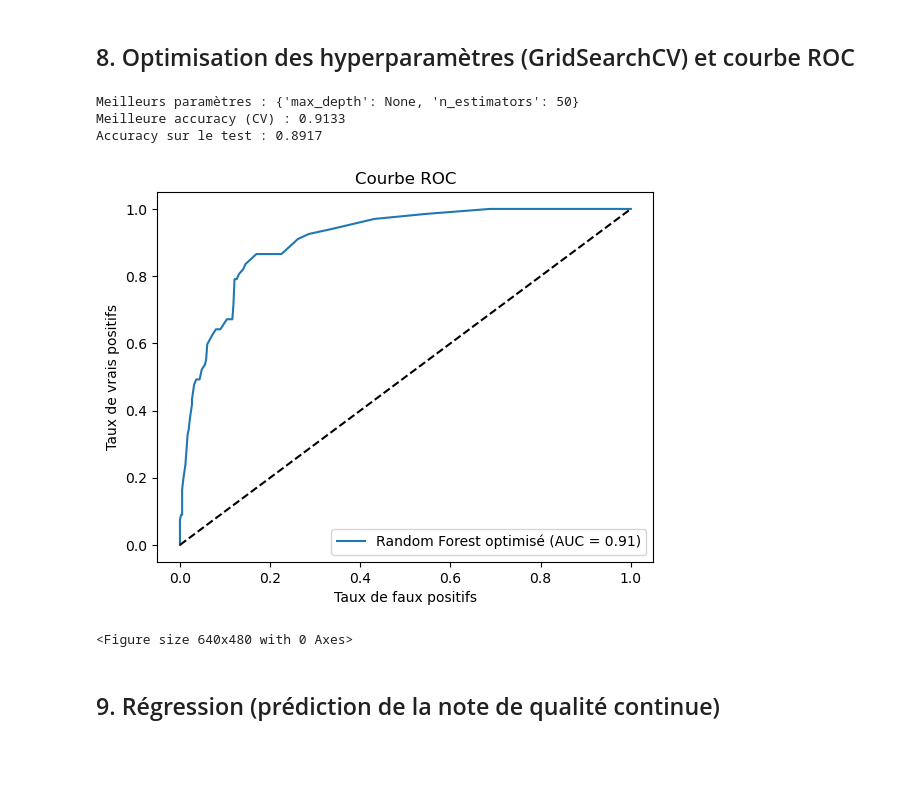
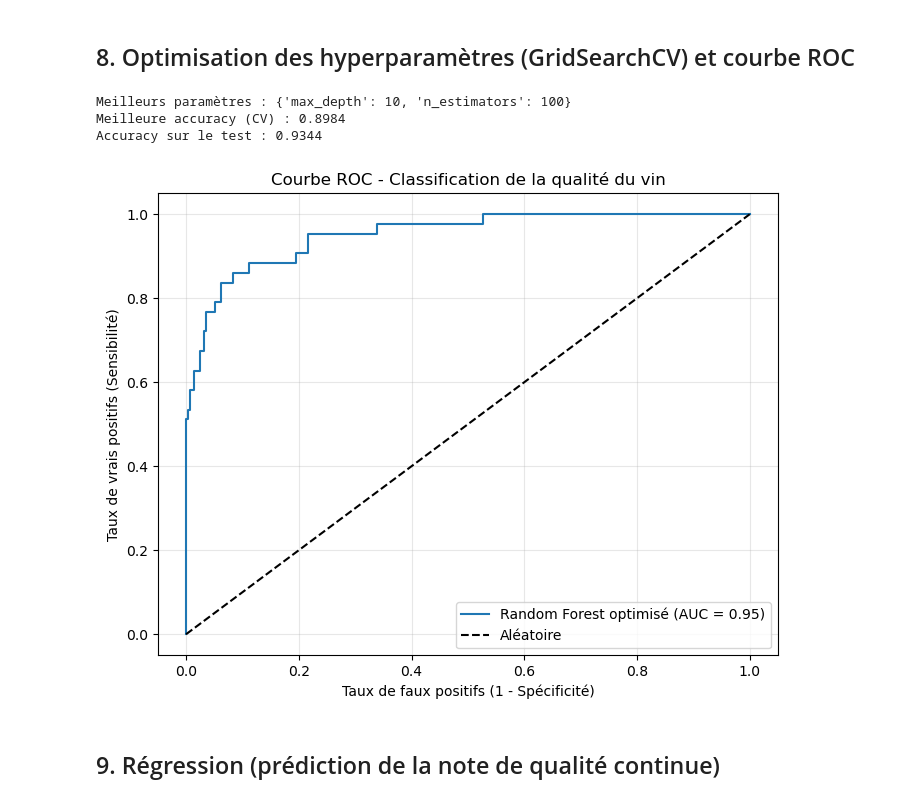
Before and after one commit to jihanenasri/wine-quality-ml-project, a Jupyter notebook: projet_supervise.ipynb, the cells around one changed output. Cells and saved outputs as stored; diff of their text form; code cells hidden in the pictures; blank space fills up the shorter version.

Commit message:
Ajout de l'analyse des erreurs et mise à jour de la courbe ROC

```diff
--- a/projet_supervise.ipynb
+++ b/projet_supervise.ipynb
@@ -297,35 +374,69 @@ plt.show()
 # %% [markdown]
 ## 8. Optimisation des hyperparamètres (GridSearchCV) et courbe ROC
 # %%
-param_grid = {'n_estimators': [50, 100], 'max_depth': [None, 10, 20]}
-grid = GridSearchCV(RandomForestClassifier(random_state=42), param_grid, cv=5, scoring='accuracy')
-grid.fit(X_train, y_train_class)
+# ==================================================
+# Optimisation d'un Random Forest avec GridSearchCV
+# et tracé de la courbe ROC
+# ==================================================
+
+import pandas as pd
+import numpy as np
+import matplotlib.pyplot as plt
+from sklearn.model_selection import train_test_split, GridSearchCV
+from sklearn.ensemble import RandomForestClassifier
+from sklearn.metrics import accuracy_score, roc_curve, auc
+
+# 1. Chargement et préparation des données
+df = pd.read_csv('archive/winequality-red.csv')
+df['quality_binary'] = (df['quality'] >= 7).astype(int)
+
+X = df.drop(['quality', 'quality_binary'], axis=1)
+y = df['quality_binary']
+
+# 2. Division train/test (stratifiée)
+X_train, X_test, y_train, y_test = train_test_split(
+    X, y, test_size=0.2, random_state=42, stratify=y
+)
+
+# 3. Grille d'hyperparamètres
+param_grid = {
+    'n_estimators': [50, 100],
+    'max_depth': [None, 10, 20]
+}
+
+# 4. GridSearchCV avec validation croisée 5 folds
+grid = GridSearchCV(RandomForestClassifier(random_state=42),
+                    param_grid, cv=5, scoring='accuracy', n_jobs=-1)
+grid.fit(X_train, y_train)
+
 print(f"Meilleurs paramètres : {grid.best_params_}")
 print(f"Meilleure accuracy (CV) : {grid.best_score_:.4f}")
 
+# 5. Évaluation sur le jeu de test
 best_rf = grid.best_estimator_
-y_pred_best = best_rf.predict(X_test)
-print(f"Accuracy sur le test : {accuracy_score(y_test_class, y_pred_best):.4f}")
+y_pred = best_rf.predict(X_test)
+print(f"Accuracy sur le test : {accuracy_score(y_test, y_pred):.4f}")
 
-# Courbe ROC
+# 6. Courbe ROC
 y_proba = best_rf.predict_proba(X_test)[:, 1]
-fpr, tpr, _ = roc_curve(y_test_class, y_proba)
+fpr, tpr, _ = roc_curve(y_test, y_proba)
 roc_auc = auc(fpr, tpr)
-plt.figure()
+
+plt.figure(figsize=(8,6))
 plt.plot(fpr, tpr, label=f'Random Forest optimisé (AUC = {roc_auc:.2f})')
-plt.plot([0,1], [0,1], 'k--')
-plt.xlabel("Taux de faux positifs")
-plt.ylabel("Taux de vrais positifs")
-plt.title("Courbe ROC")
+plt.plot([0, 1], [0, 1], 'k--', label='Aléatoire')
+plt.xlabel("Taux de faux positifs (1 - Spécificité)")
+plt.ylabel("Taux de vrais positifs (Sensibilité)")
+plt.title("Courbe ROC - Classification de la qualité du vin")
 plt.legend()
+plt.grid(alpha=0.3)
+plt.savefig("roc_curve.png", bbox_inches='tight')
 plt.show()
-plt.savefig("roc_curve.png", bbox_inches='tight')
 # %% [output]
-Meilleurs paramètres : {'max_depth': None, 'n_estimators': 50}
-Meilleure accuracy (CV) : 0.9133
-Accuracy sur le test : 0.8917
+Meilleurs paramètres : {'max_depth': 10, 'n_estimators': 100}
+Meilleure accuracy (CV) : 0.8984
+Accuracy sur le test : 0.9344
-[figure, old version]
+[figure, new version]
-<Figure size 640x480 with 0 Axes>
 # %% [markdown]
 ## 9. Régression (prédiction de la note de qualité continue)
 # %%
```
Also changed, not shown: parts of 5 cells of this notebook, 1 other file.
